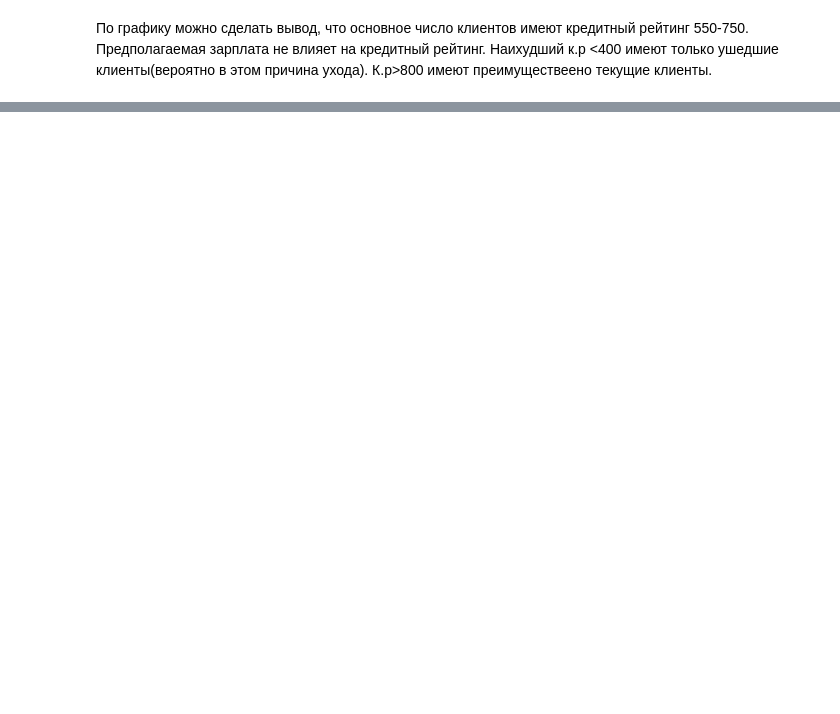
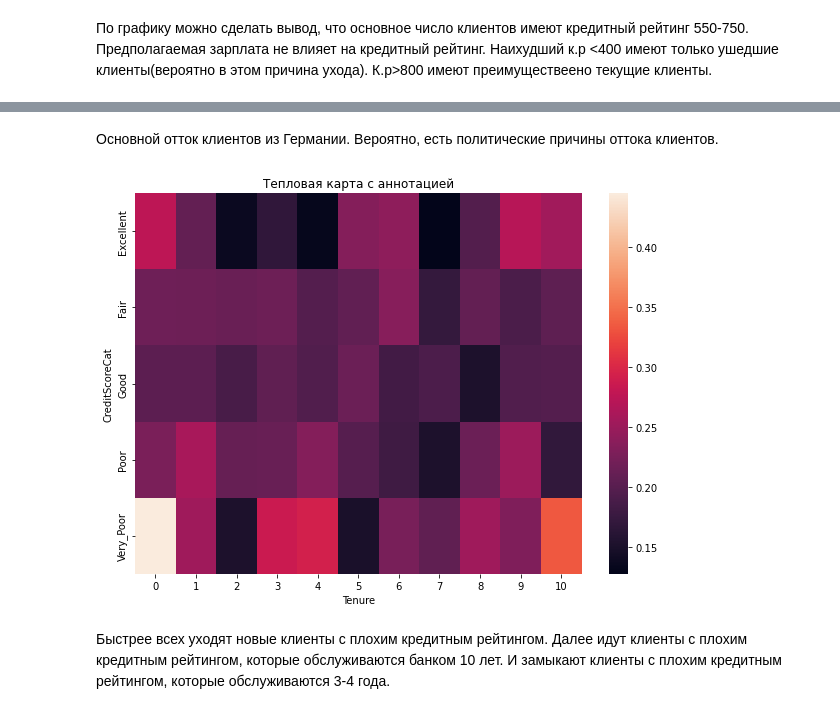
Before and after one commit to Karayushii/SF_PY_13, a Jupyter notebook: main.ipynb, the cells around one changed output, grey strips where cells are left out. Drawn from its saved outputs; the diff is of its cells as text; code cells hidden in the pictures; blank space fills up the shorter version.

```diff
--- a/main.ipynb
+++ b/main.ipynb
@@ -48,0 +102,34 @@ gender_exited = churn_data.groupby(('Gender')).mean()
+# %% [markdown]
+Основной отток клиентов из Германии. Вероятно, есть политические причины оттока клиентов.
+# %%
+def get_credit_score_cat(credit_score):
+    if credit_score >= 300 and credit_score < 500:
+        return "Very_Poor"
+    elif credit_score >= 500 and credit_score < 601:
+        return "Poor"
+    elif credit_score >= 601 and credit_score < 661:
+        return "Fair"
+    elif credit_score >= 661 and credit_score < 781:
+        return "Good"
+    elif credit_score >= 781 and credit_score < 851:
+        return "Excellent"
+    elif credit_score >= 851:
+        return "Top"
+    elif credit_score < 300:
+        return "Deep"
+churn_data['CreditScoreCat']=churn_data['CreditScore'].apply(get_credit_score_cat)
+last_quest = churn_data.pivot_table(
+            values='Exited',
+            index='CreditScoreCat',
+            columns='Tenure',
+            aggfunc='mean',
+)
+fig_10 = plt.figure(figsize=(10, 7))
+hm = sns.heatmap(
+    last_quest
+)
+hm.set_title('Тепловая карта с аннотацией');
+# %% [output]
+[figure, added]
+# %% [markdown]
+Быстрее всех уходят новые клиенты с плохим кредитным рейтингом. Далее идут клиенты с плохим кредитным рейтингом, которые обслуживаются банком 10 лет. И замыкают клиенты с плохим кредитным рейтингом, которые обслуживаются 3-4 года.
```
Also changed, not shown: parts of 19 cells of this notebook.
